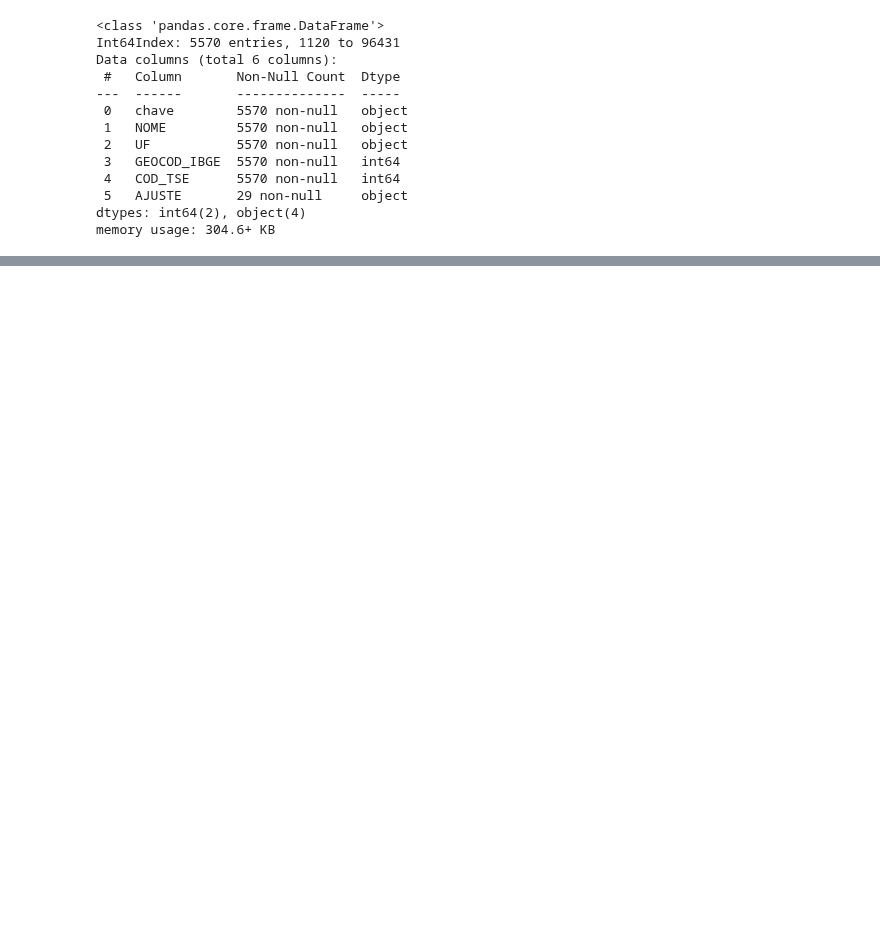
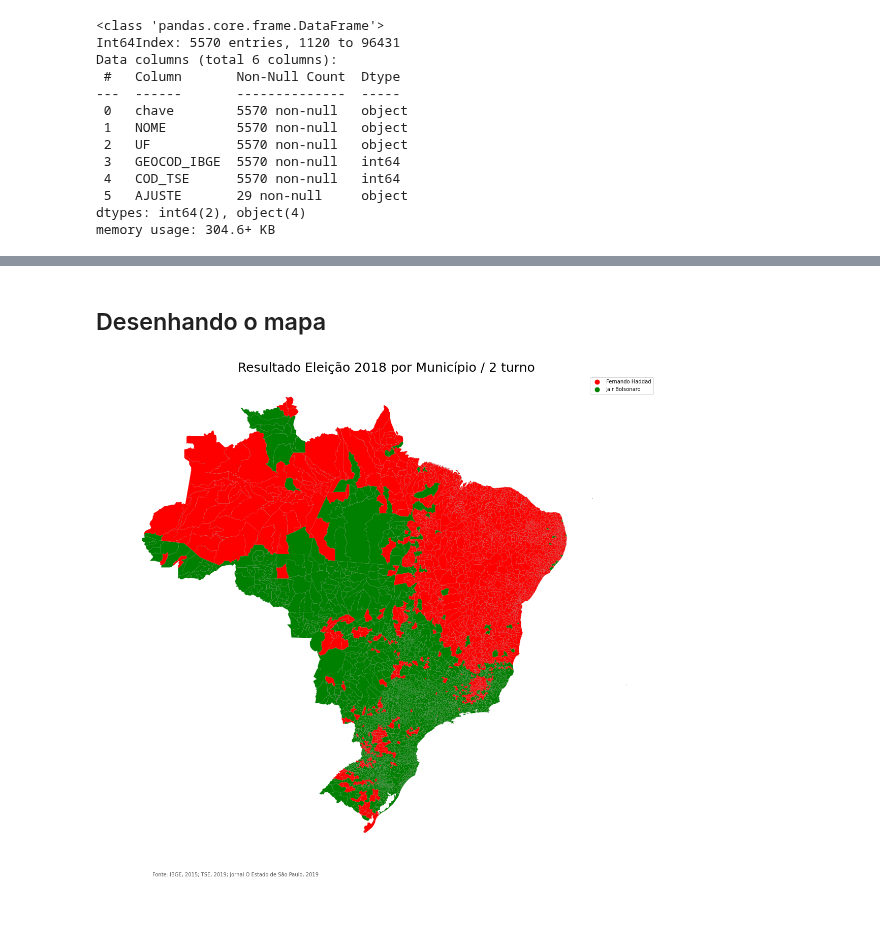
Before and after one commit to V1L3La/Learning-An-lise-de-Dados-em-Python, a Jupyter notebook: Mapa_das_Eleições_de_2018.ipynb, the cells around one changed output, grey strips where cells are left out. Cells and saved outputs as stored; diff of their text form; code cells hidden in the pictures; blank space fills up the shorter version.

```diff
--- a/Mapa_das_Eleições_de_2018.ipynb
+++ b/Mapa_das_Eleições_de_2018.ipynb
@@ -600,0 +631,9 @@ df_mapa_novo.head().T
+# %%
+# (6)
+# Eliminar coluna Ajuste pq tem NaN
+df_mapa_novo.drop(columns=['AJUSTE'], inplace=True)
+# %%
+# (6)
+# Eliminar a informação das duas lagoas
+# dropna (Elimina as que estiverem com 1 ou + registros vazios NaN)
+df_mapa_novo.dropna(inplace=True)
@@ -600,0 +662,36 @@ df_mapa_novo.head().T
+# %% [markdown]
+## Desenhando o mapa
+# %%
+# (6)
+# Criar referência para o codigo de cor (false/0 = red e True/1 = green)
+# Cria um mapa de cores com base em uma lista com 2 cores
+from matplotlib.colors import ListedColormap
+
+cmap = ListedColormap(['red', 'green'])
+
+# Desenhando o mapa
+fig, ax = plt.subplots(1, figsize=(19,19))
+
+ax = df_mapa_novo.plot(column='RESULTADO', cmap=cmap, legend=True, linewidth=0.1,
+                       ax=ax, edgecolor='grey'  )
+
+# Tirar os eixos
+ax.set_axis_off()
+
+# Colocando um titulo
+ax.set_title('Resultado Eleição 2018 por Município / 2 turno',fontdict={'fontsize': '25', 'fontweight': '3'})
+
+# criando uma nota do rodapé
+ax.annotate('Fonte: IBGE, 2015; TSE, 2019; Jornal O Estado de São Paulo, 2019',
+            xy=(0.1, 0.08), xycoords='figure fraction', horizontalalignment='left',
+            verticalalignment='top', fontsize=10, color='#555555')
+
+# alterando a legenda
+leg = ax.get_legend()
+leg.get_texts()[0].set_text('Fernando Haddad')
+leg.get_texts()[1].set_text('Jair Bolsonaro')
+
+# exibir o mapa
+plt.show()
+# %% [output]
+[figure, added]
```
Also changed, not shown: parts of 26 cells of this notebook.
